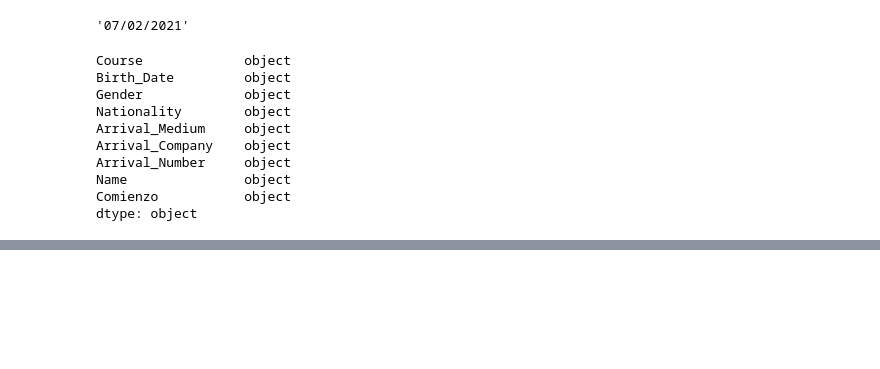
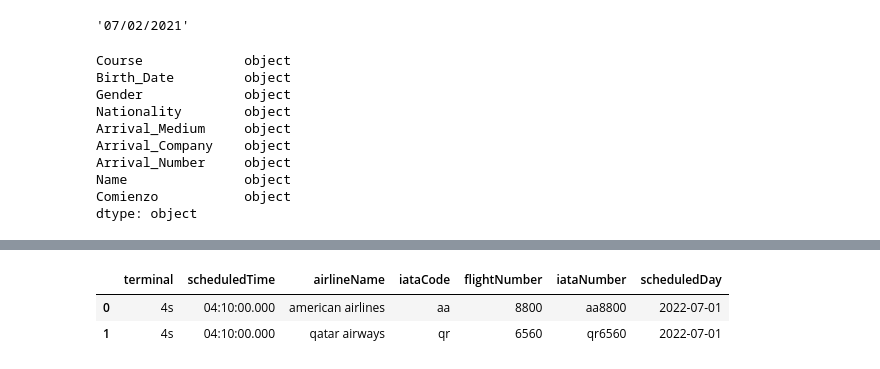
Before and after one commit to Ana-G-data/ETL-Pipeline, a Jupyter notebook: notebook/ETL_v2.ipynb, the cells around one changed output, grey strips where cells are left out. Cells and saved outputs as stored; diff of their text form; code cells hidden in the pictures; blank space fills up the shorter version.

```diff
--- a/notebook/ETL_v2.ipynb
+++ b/notebook/ETL_v2.ipynb
@@ -654,0 +658,8 @@ df_arrivals.to_csv("datos/arrivals.csv",index=False, header=True)
+# %%
+vuelos=pd.read_csv('../datos/vuelos.csv')
+# %%
+vuelos.head(2)
+# %% [output]
+|  | terminal | scheduledTime | airlineName | iataCode | flightNumber | iataNumber | scheduledDay |
+| 0 | 4s | 04:10:00.000 | american airlines | aa | 8800 | aa8800 | 2022-07-01 |
+| 1 | 4s | 04:10:00.000 | qatar airways | qr | 6560 | qr6560 | 2022-07-01 |
```
Also changed, not shown: parts of 15 cells of this notebook, 18 other files.
